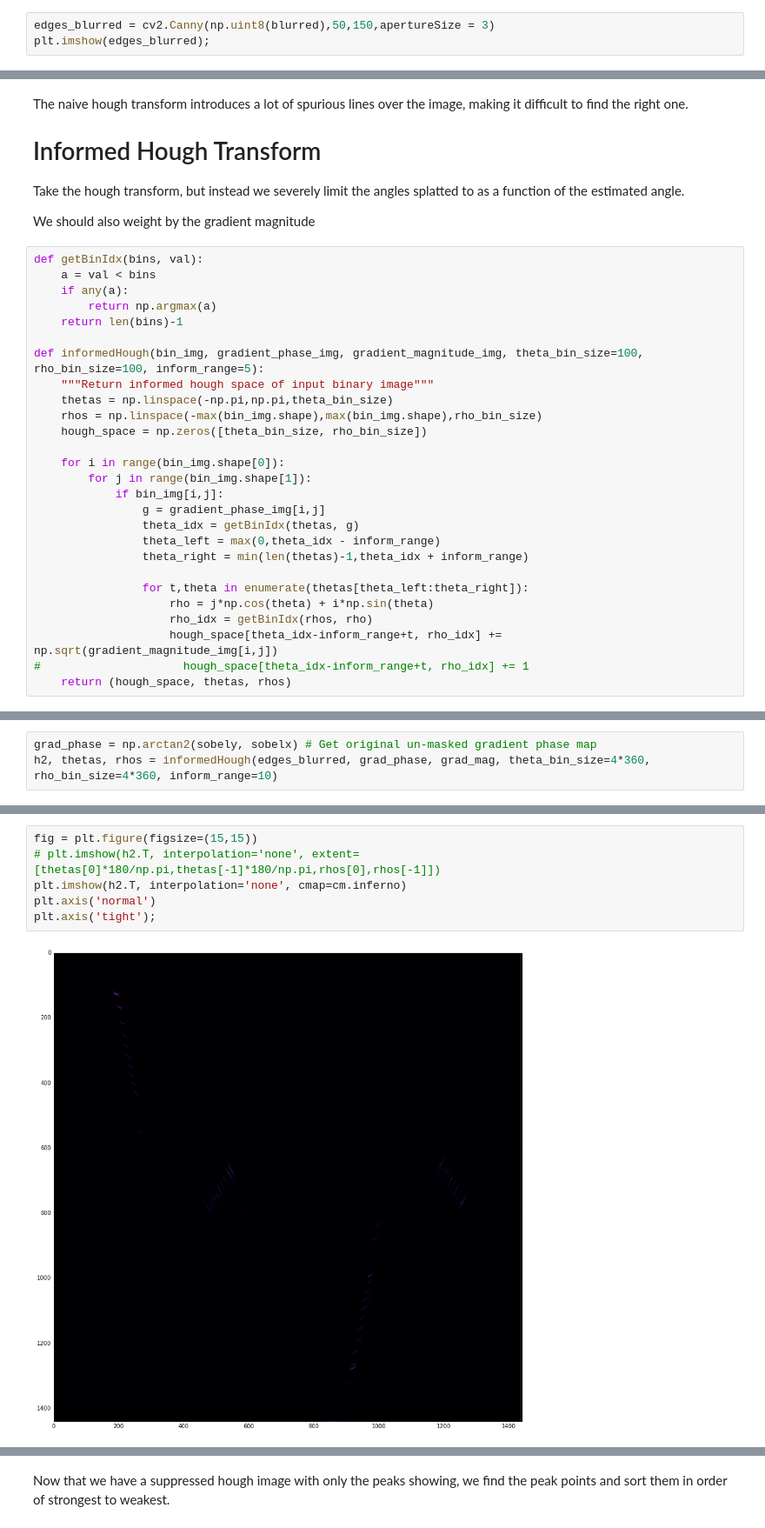
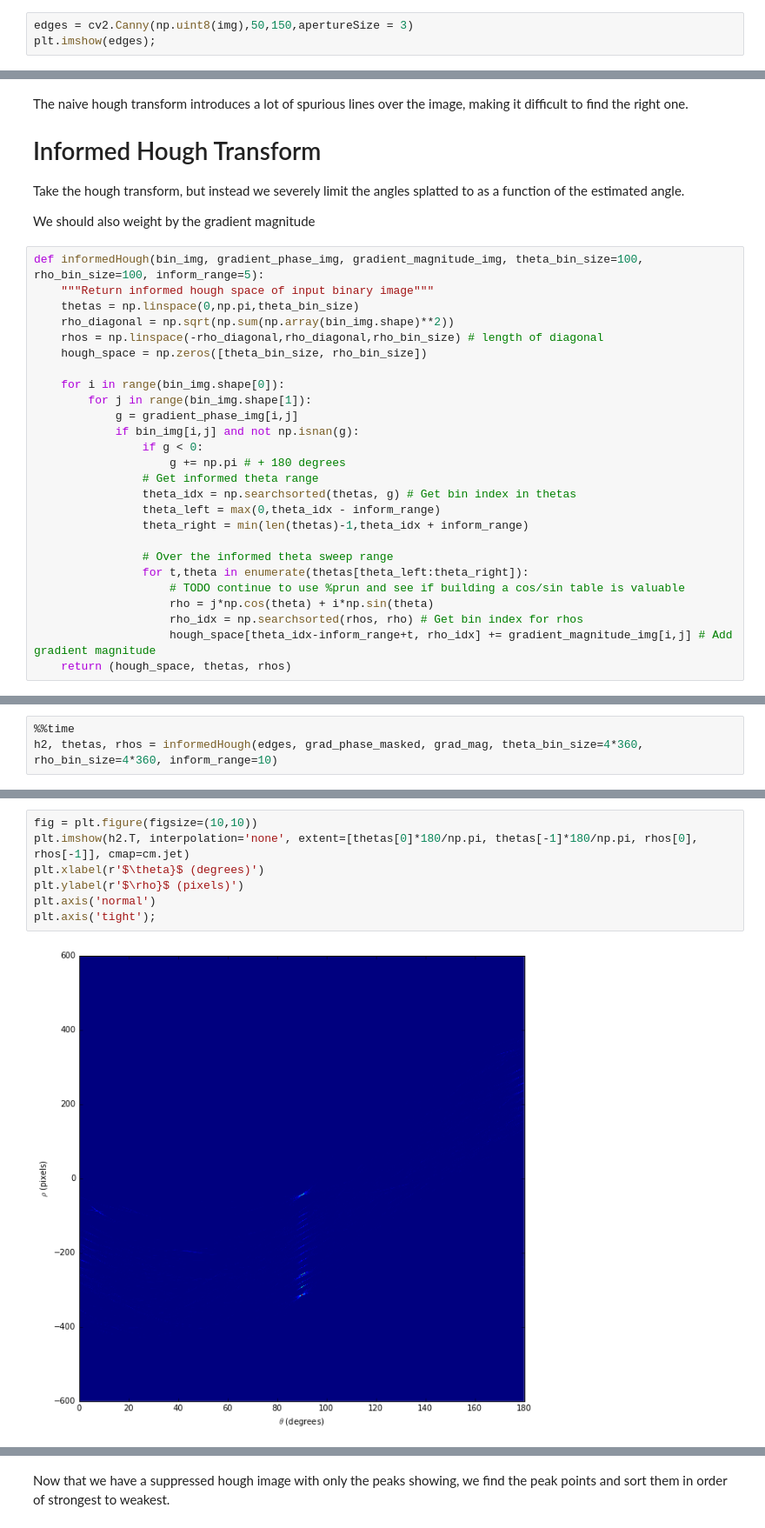
Before and after one commit to Elucidation/ChessboardDetect, a Jupyter notebook: GradientAngleBasedChessboardDetection.ipynb, the cells around one changed output, grey strips where cells are left out. Shown at 87% size. Cells and saved outputs as stored; diff of their text form.

```diff
--- a/GradientAngleBasedChessboardDetection.ipynb
+++ b/GradientAngleBasedChessboardDetection.ipynb
@@ -56,4 +58,4 @@ We'll also get an edge map from the blurred image, which we'll use as our inputs
 # %%
-edges_blurred = cv2.Canny(np.uint8(blurred),50,150,apertureSize = 3)
-plt.imshow(edges_blurred);
+edges = cv2.Canny(np.uint8(img),50,150,apertureSize = 3)
+plt.imshow(edges);
 # %% [output]
@@ -66,29 +68,28 @@ Take the hough transform, but instead we severely limit the angles splatted to a
 
 We should also weight by the gradient magnitude
 # %%
-def getBinIdx(bins, val):
-    a = val < bins
-    if any(a):
-        return np.argmax(a)
-    return len(bins)-1
-
 def informedHough(bin_img, gradient_phase_img, gradient_magnitude_img, theta_bin_size=100, rho_bin_size=100, inform_range=5):
     """Return informed hough space of input binary image"""
-    thetas = np.linspace(-np.pi,np.pi,theta_bin_size)
-    rhos = np.linspace(-max(bin_img.shape),max(bin_img.shape),rho_bin_size)
+    thetas = np.linspace(0,np.pi,theta_bin_size)
+    rho_diagonal = np.sqrt(np.sum(np.array(bin_img.shape)**2))
+    rhos = np.linspace(-rho_diagonal,rho_diagonal,rho_bin_size) # length of diagonal
     hough_space = np.zeros([theta_bin_size, rho_bin_size])
 
     for i in range(bin_img.shape[0]):
         for j in range(bin_img.shape[1]):
-            if bin_img[i,j]:
-                g = gradient_phase_img[i,j]
-                theta_idx = getBinIdx(thetas, g)
+            g = gradient_phase_img[i,j]
+            if bin_img[i,j] and not np.isnan(g):
+                if g < 0:
+                    g += np.pi # + 180 degrees
+                # Get informed theta range
+                theta_idx = np.searchsorted(thetas, g) # Get bin index in thetas
                 theta_left = max(0,theta_idx - inform_range)
                 theta_right = min(len(thetas)-1,theta_idx + inform_range)
 
+                # Over the informed theta sweep range
                 for t,theta in enumerate(thetas[theta_left:theta_right]):
+                    # TODO continue to use %prun and see if building a cos/sin table is valuable
                     rho = j*np.cos(theta) + i*np.sin(theta)
-                    rho_idx = getBinIdx(rhos, rho)
-                    hough_space[theta_idx-inform_range+t, rho_idx] += np.sqrt(gradient_magnitude_img[i,j])
-#                     hough_space[theta_idx-inform_range+t, rho_idx] += 1
+                    rho_idx = np.searchsorted(rhos, rho) # Get bin index for rhos
+                    hough_space[theta_idx-inform_range+t, rho_idx] += gradient_magnitude_img[i,j] # Add gradient magnitude
     return (hough_space, thetas, rhos)
@@ -95,3 +98,3 @@ def informedHough(bin_img, gradient_phase_img, gradient_magnitude_img, theta_bin
 # %%
-grad_phase = np.arctan2(sobely, sobelx) # Get original un-masked gradient phase map
-h2, thetas, rhos = informedHough(edges_blurred, grad_phase, grad_mag, theta_bin_size=4*360, rho_bin_size=4*360, inform_range=10)
+%%time
+h2, thetas, rhos = informedHough(edges, grad_phase_masked, grad_mag, theta_bin_size=4*360, rho_bin_size=4*360, inform_range=10)
@@ -98,8 +103,9 @@ h2, thetas, rhos = informedHough(edges_blurred, grad_phase, grad_mag, theta_bin_
 # %%
-fig = plt.figure(figsize=(15,15))
-# plt.imshow(h2.T, interpolation='none', extent=[thetas[0]*180/np.pi,thetas[-1]*180/np.pi,rhos[0],rhos[-1]])
-plt.imshow(h2.T, interpolation='none', cmap=cm.inferno)
+fig = plt.figure(figsize=(10,10))
+plt.imshow(h2.T, interpolation='none', extent=[thetas[0]*180/np.pi, thetas[-1]*180/np.pi, rhos[0], rhos[-1]], cmap=cm.jet)
+plt.xlabel(r'$\theta}$ (degrees)')
+plt.ylabel(r'$\rho}$ (pixels)')
 plt.axis('normal')
 plt.axis('tight');
 # %% [output]
-[figure, old version]
+[figure, new version]
```
Also changed, not shown: parts of 34 cells of this notebook, 2 other files.
